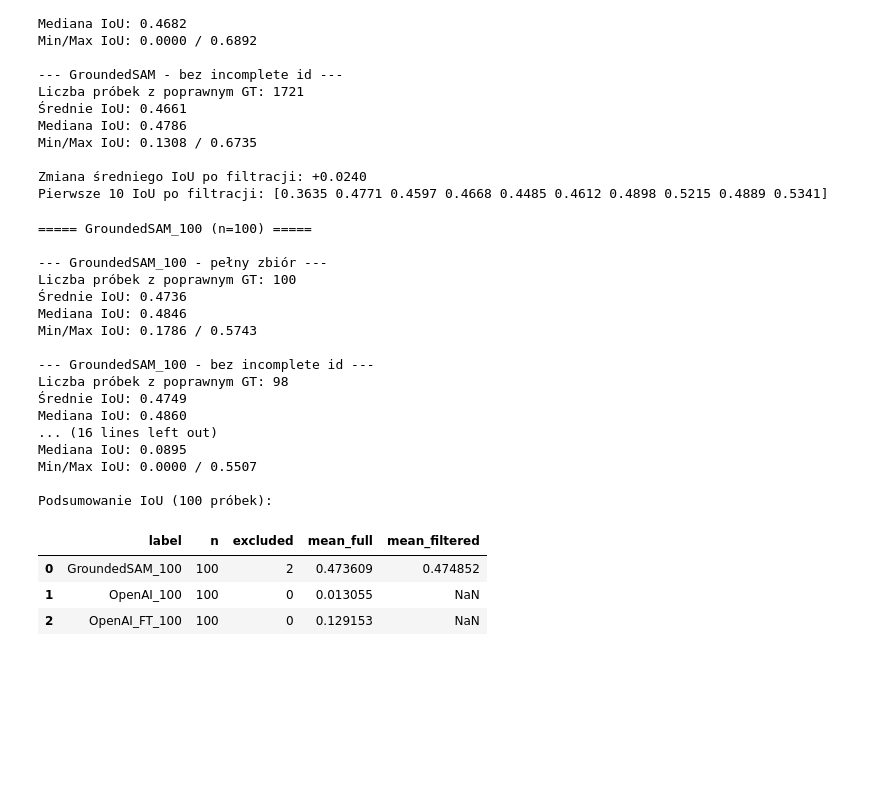
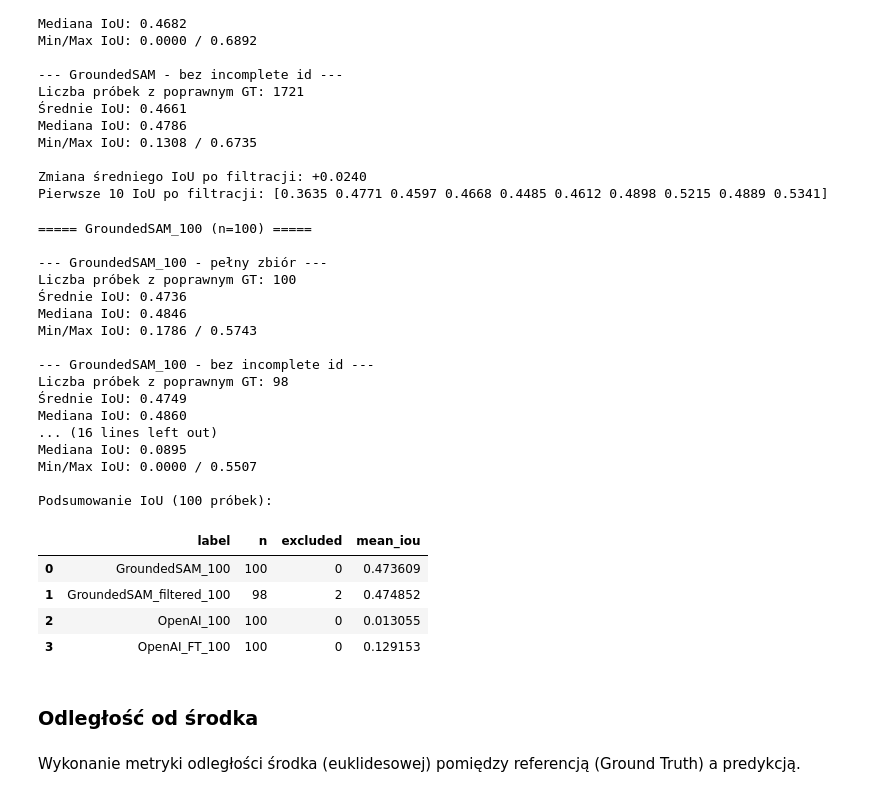
Before and after one commit to Ruszczka2/pracownia_tutorska, a Jupyter notebook: src/vision/IoU_metric.ipynb, the cells around one changed output. Saved outputs shown, nothing was run; the diff lists cells and outputs as text; code cells hidden in the pictures; blank space fills up the shorter version.

Commit message:
Aktualizacja metryk

```diff
--- a/src/vision/IoU_metric.ipynb
+++ b/src/vision/IoU_metric.ipynb
@@ -308,64 +322,76 @@ def evaluate_iou_100(label, gt_arr, pred_arr, excluded_local_idx=None):
     print(f"\n===== {label} (n={n_local}) =====")
     mean_full = summarize_iou(iou_values, f"{label} - pełny zbiór")
 
+    rows = [
+        {
+            "label": label,
+            "n": n_local,
+            "excluded": 0,
+            "mean_iou": mean_full,
+        }
+    ]
+
     if excluded_local_idx is not None and len(excluded_local_idx) > 0:
         keep_mask = np.array([i not in excluded_local_idx for i in range(n_local)], dtype=bool)
         iou_filtered = iou_values[keep_mask]
         mean_filtered = summarize_iou(iou_filtered, f"{label} - bez incomplete id")
         if np.isfinite(mean_full) and np.isfinite(mean_filtered):
             print(f"Zmiana średniego IoU po filtracji: {mean_filtered - mean_full:+.4f}")
-        return {
-            "label": label,
-            "n": n_local,
-            "excluded": len(excluded_local_idx),
-            "mean_full": mean_full,
-            "mean_filtered": mean_filtered,
-        }
 
-    return {
-        "label": label,
-        "n": n_local,
-        "excluded": 0,
-        "mean_full": mean_full,
-        "mean_filtered": np.nan,
-    }
+        filtered_label = label.replace("GroundedSAM", "GroundedSAM_filtered", 1)
+        rows.append(
+            {
+                "label": filtered_label,
+                "n": int(keep_mask.sum()),
+                "excluded": len(excluded_local_idx),
+                "mean_iou": mean_filtered,
+            }
+        )
+
+    return rows
 
 
 # incomplete dla GroundedSAM na zakresie 100 (globalne id -> lokalne 0..99)
 incomplete_detect_GDSAM = np.load(DATA_PATH / 'GDSAM_2000/incomplete_detect.npy')
 excluded_global = to_excluded_indices(incomplete_detect_GDSAM, len(ground_truth_bbox))
 excluded_local_100 = {i - TEST_START for i in excluded_global if TEST_START <= i < TEST_END}
 
-results_100 = [
+results_100 = []
+results_100.extend(
     evaluate_iou_100(
         "GroundedSAM_100", GT_100, GroundedSAM_bbox_100, excluded_local_100
     )
-]
-results_100.append(evaluate_iou_100("OpenAI_100", GT_100, gpt_bbox))
-results_100.append(evaluate_iou_100("OpenAI_FT_100", GT_100, gpt_ft_bbox))
+)
+results_100.extend(evaluate_iou_100("OpenAI_100", GT_100, gpt_bbox))
+results_100.extend(evaluate_iou_100("OpenAI_FT_100", GT_100, gpt_ft_bbox))
 
 summary_100 = pd.DataFrame(results_100)
 print("\nPodsumowanie IoU (100 próbek):")
 display(summary_100)
 # %% [output]
 ===== GroundedSAM_100 (n=100) =====
 
 --- GroundedSAM_100 - pełny zbiór ---
 Liczba próbek z poprawnym GT: 100
 Średnie IoU: 0.4736
 Mediana IoU: 0.4846
 Min/Max IoU: 0.1786 / 0.5743
 
 --- GroundedSAM_100 - bez incomplete id ---
 Liczba próbek z poprawnym GT: 98
 Średnie IoU: 0.4749
 Mediana IoU: 0.4860
 ... (16 lines left out)
 Mediana IoU: 0.0895
 Min/Max IoU: 0.0000 / 0.5507
 
 Podsumowanie IoU (100 próbek):
-|  | label | n | excluded | mean_full | mean_filtered |
-| 0 | GroundedSAM_100 | 100 | 2 | 0.473609 | 0.474852 |
-| 1 | OpenAI_100 | 100 | 0 | 0.013055 | NaN |
-| 2 | OpenAI_FT_100 | 100 | 0 | 0.129153 | NaN |
+|  | label | n | excluded | mean_iou |
+| 0 | GroundedSAM_100 | 100 | 0 | 0.473609 |
+| 1 | GroundedSAM_filtered_100 | 98 | 2 | 0.474852 |
+| 2 | OpenAI_100 | 100 | 0 | 0.013055 |
+| 3 | OpenAI_FT_100 | 100 | 0 | 0.129153 |
+# %% [markdown]
+### Odległość od środka
+# %% [markdown]
+Wykonanie metryki odległości środka (euklidesowej) pomiędzy referencją (Ground Truth) a predykcją.
```
Also changed, not shown: parts of 17 cells of this notebook, 1 other file.
